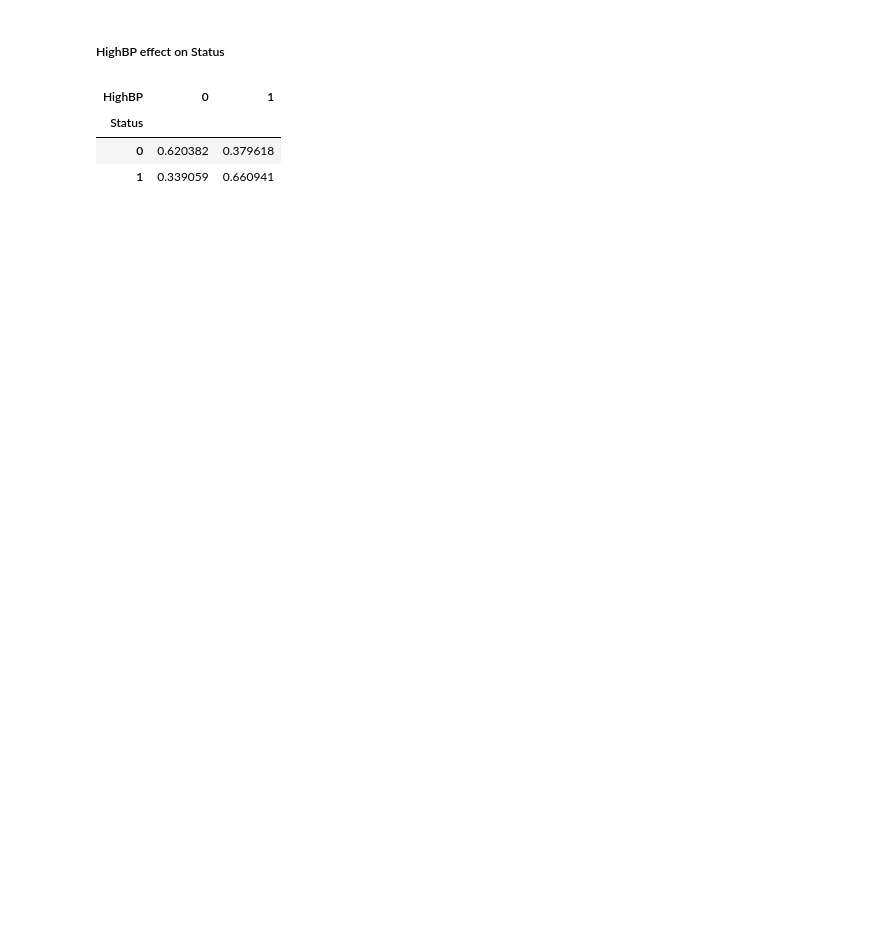
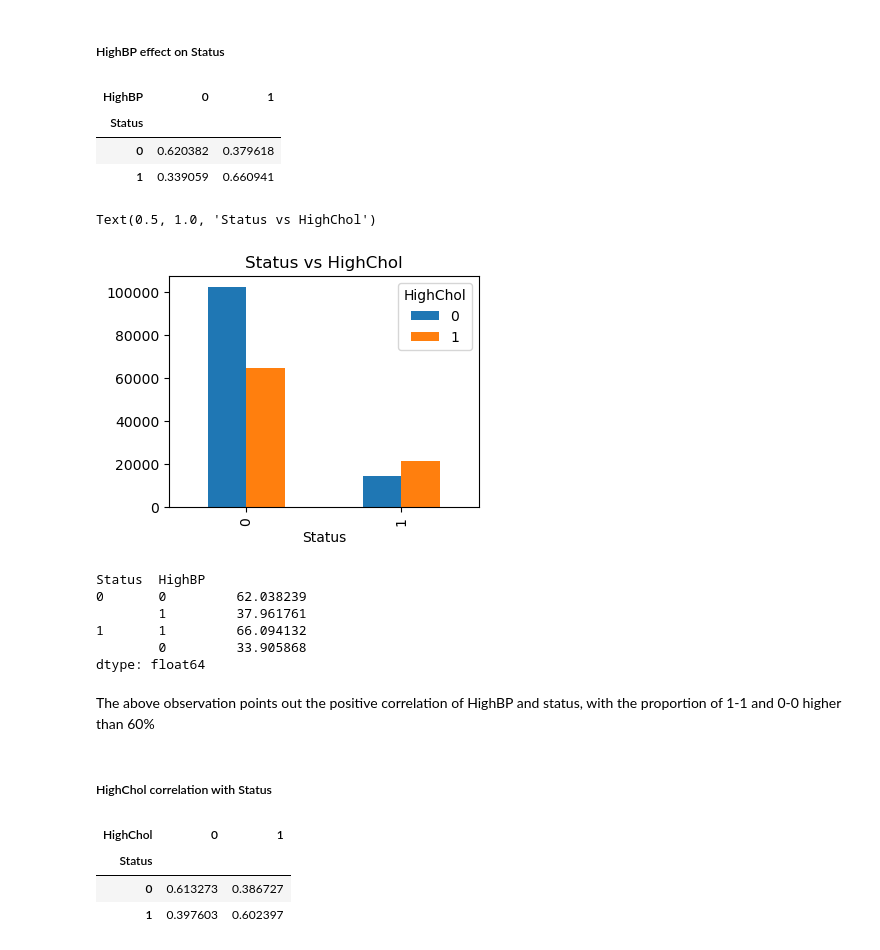
Before and after one commit to polarbear0701/ML-Individual-1, a Jupyter notebook: EDA.ipynb, the cells around one changed output. Cells and saved outputs as stored; diff of their text form; code cells hidden in the pictures; blank space fills up the shorter version.

```diff
--- a/EDA.ipynb
+++ b/EDA.ipynb
@@ -996,3 +1012,29 @@ pd.crosstab(data_model['Status'], data_model['HighBP'], normalize='index')
 | Status |  |  |
 | 0 | 0.620382 | 0.379618 |
 | 1 | 0.339059 | 0.660941 |
+# %%
+pd.crosstab(data_model['Status'], data_model['HighChol']).plot(kind='bar', figsize=(4, 3))
+plt.title('Status vs HighChol')
+# %% [output]
+Text(0.5, 1.0, 'Status vs HighChol')
+[figure, added]
+# %%
+cal_percent(data_model, data_test, 'Status', 'HighBP')
+# %% [output]
+Status  HighBP
+0       0         62.038239
+        1         37.961761
+1       1         66.094132
+        0         33.905868
+dtype: float64
+# %% [markdown]
+<Bold>The above observation points out the positive correlation of HighBP and status, with the proportion of 1-1 and 0-0 higher than 60%
+# %% [markdown]
+##### HighChol correlation with Status
+# %%
+pd.crosstab(data_model['Status'], data_model['HighChol'], normalize='index')
+# %% [output]
+| HighChol | 0 | 1 |
+| Status |  |  |
+| 0 | 0.613273 | 0.386727 |
+| 1 | 0.397603 | 0.602397 |
```
Also changed, not shown: parts of 42 cells of this notebook, 2 other files.
